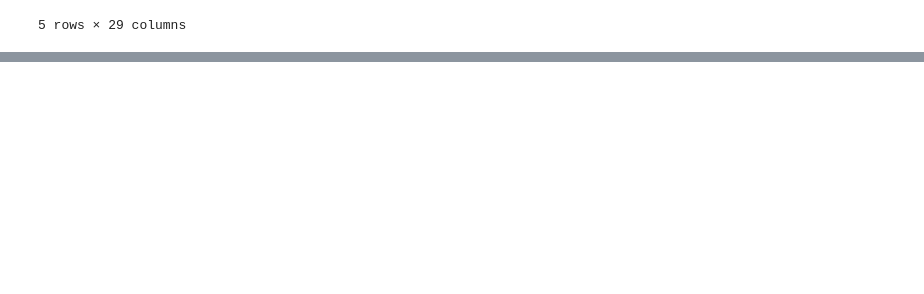
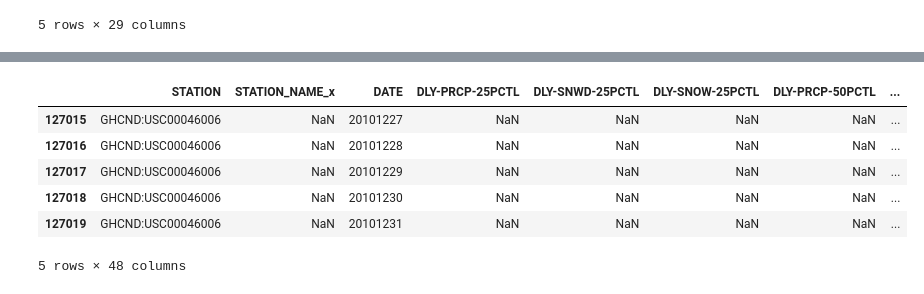
Before and after one commit to sbs24013/CCT, a Jupyter notebook: Data Preparation & Visualisation/melt_pivot_join.ipynb, the cells around one changed output, grey strips where cells are left out. Cells and saved outputs as stored; diff of their text form; code cells hidden in the pictures; blank space fills up the shorter version.

```diff
--- a/Data Preparation & Visualisation/melt_pivot_join.ipynb
+++ b/Data Preparation & Visualisation/melt_pivot_join.ipynb
@@ -248,0 +426,10 @@ climate_precip.head()
+# %%
+right_merge.tail()
+# %% [output]
+|  | STATION | STATION_NAME_x | DATE | DLY-PRCP-25PCTL | DLY-SNWD-25PCTL | DLY-SNOW-25PCTL | DLY-PRCP-50PCTL | ... |
+| 127015 | GHCND:USC00046006 | NaN | 20101227 | NaN | NaN | NaN | NaN | ... |
+| 127016 | GHCND:USC00046006 | NaN | 20101228 | NaN | NaN | NaN | NaN | ... |
+| 127017 | GHCND:USC00046006 | NaN | 20101229 | NaN | NaN | NaN | NaN | ... |
+| 127018 | GHCND:USC00046006 | NaN | 20101230 | NaN | NaN | NaN | NaN | ... |
+| 127019 | GHCND:USC00046006 | NaN | 20101231 | NaN | NaN | NaN | NaN | ... |
+5 rows × 48 columns
```
Also changed, not shown: parts of 24 cells of this notebook.
